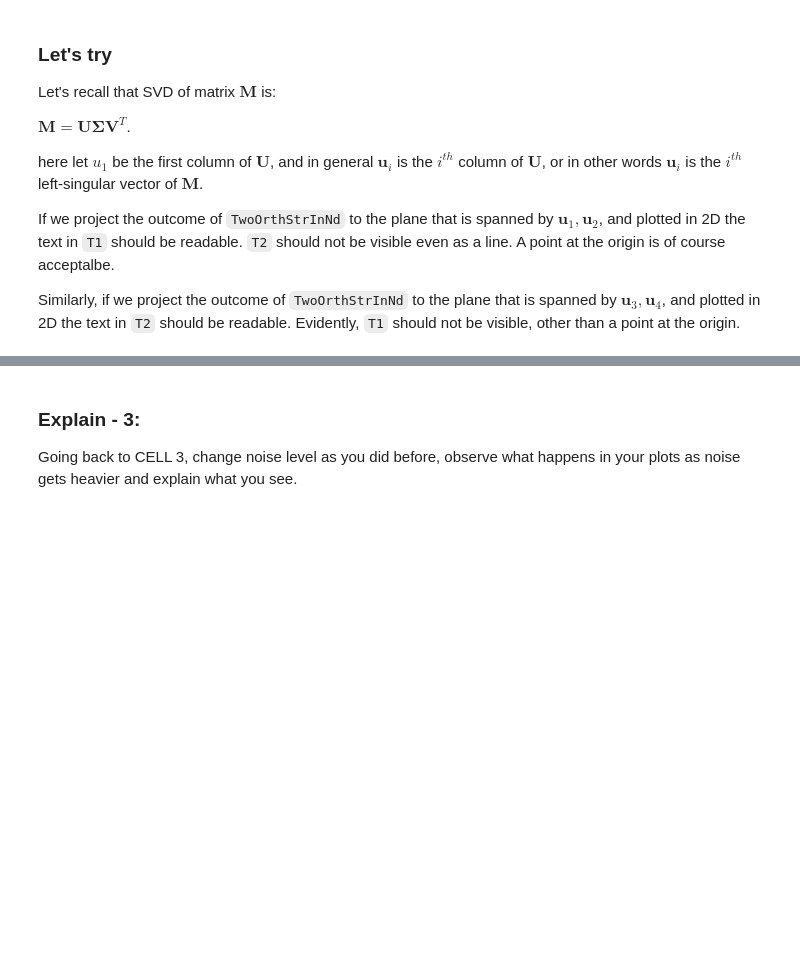
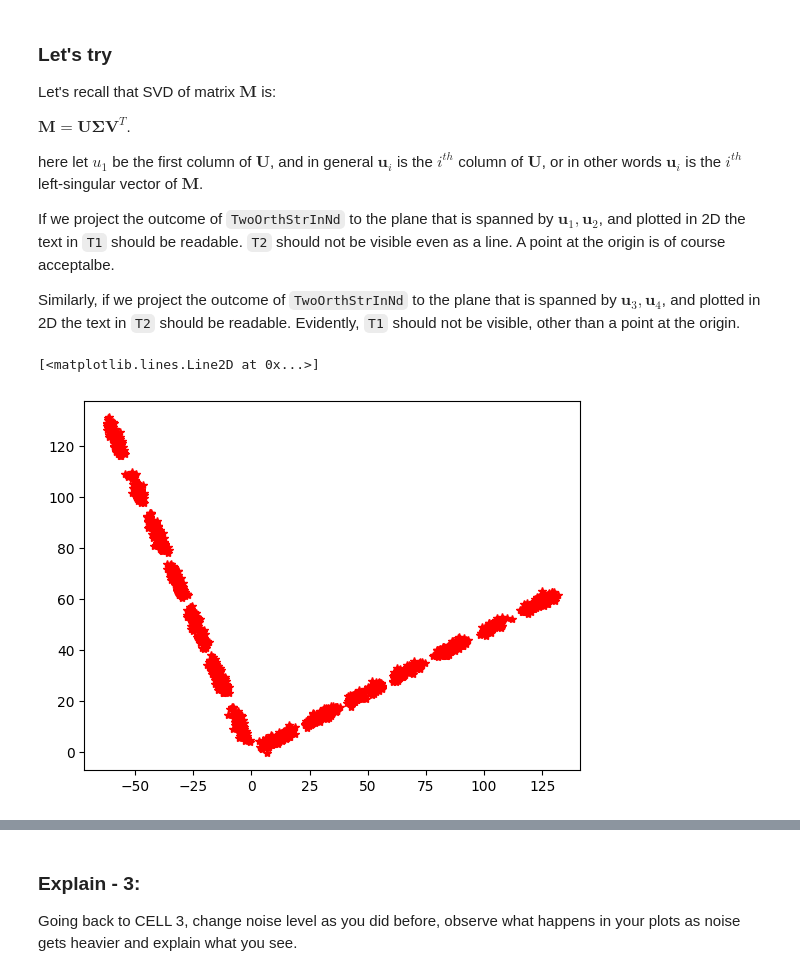
Before and after one commit to amnessa/MECH536, a Jupyter notebook: aufgabe/SVD_2738938.ipynb, the cells around one changed output, grey strips where cells are left out. Saved outputs shown, nothing was run; the diff lists cells and outputs as text; code cells hidden in the pictures; blank space fills up the shorter version.

```diff
--- a/aufgabe/SVD_2738938.ipynb
+++ b/aufgabe/SVD_2738938.ipynb
@@ -261,7 +316,38 @@ def TwoOrthStrInND(T1, T2, Nd = 10, NoiseLevel = 0.0, NoiseType = 'Normal'):
     after being multiplied by NoiseLevel
     Random matrix is generated using randn() if NoiseType is 'Normal' else rand()
     '''
-    Res = None
+    # Ensure Nd is sufficient for orthogonal planes
+
+    if Nd < 4:
+        raise ValueError("Nd must be at least 4 to create two orthogonal planes.")
+
+    # Generate random orthogonal planes
+
+    B1 = np.random.rand(Nd, 2) # Projection matrix for T1
+    B2 = np.random.rand(Nd, 2) # Projection matrix for T2
+
+    # Ensure orthogonality between the two planes
+    Q1, _ = np.linalg.qr(B1) # Orthogonalize B1
+    Q2, _ = np.linalg.qr(B2 - Q1 @ (Q1.T @ B2)) # Orthogonalize B2 against Q1
+
+    P1 = Q1[:, :2] # First two columns define the plane for T1
+    P2 = Q2[:, :2] # First two columns define the plane for T2
+
+    T1_projected = P1 @ T1 # Project T1 onto the plane
+    T2_projected = P2 @ T2 # Project T2 onto the orthogonal plane
+
+    # Combine the projected matrices
+    Res = np.hstack([T1_projected, T2_projected])
+
+    # Add noise if specified
+    if NoiseLevel > 0:
+        if NoiseType == 'Normal':
+            noise = np.random.randn(*Res.shape) # Gaussian noise
+        elif NoiseType == 'Uniform':
+            noise = np.random.rand(*Res.shape) # Uniform noise
+        else:
+            raise ValueError("Invalid noise type. Use 'Normal' or 'Uniform'.")
+        Res += NoiseLevel * noise
 
 
 
@@ -281,19 +367,26 @@
 # %%
 # CELL 3
 # get the data in Nd
-Nd_Data = TwoOrthStrInND(T1, T2, Nd = 10, NoiseLevel=0.0)
+Nd_Data = TwoOrthStrInND(T1, T2, Nd = 10, NoiseLevel=1)
 # %%
 # Your code starts here
-# proejct all data point in Nd_Data to the plane spanned by u1,u2 first and then plot in 2D
+# project all data point in Nd_Data to the plane spanned by u1,u2 first and then plot in 2D
 # let the coordinates of Nd_Data on this plane be X1, Y1
-X1 = None
-Y1 = None
+U,S, Vt = np.linalg.svd(Nd_Data, full_matrices=False)
 
+# Project all data points onto the plane spanned by u1,u2
+
+Projected_1_2= U[:, :2].T @ Nd_Data # Use the first two left singular vectors
+
+X1,Y1 = Projected_1_2[0, :], Projected_1_2[1, :] # Extract coordinates for plotting
 
 # Your code ends here
 
 # let's plot and see
 plt.plot(X1, Y1, 'r*')
+# %% [output]
+[<matplotlib.lines.Line2D at 0x...>]
+[figure, added]
 # %%
 # Your code starts here
 # proejct all data point in Nd_Data to the plane spanned by u3,u4 first and then plot
```
Also changed, not shown: parts of 11 cells of this notebook, 4 other files.
